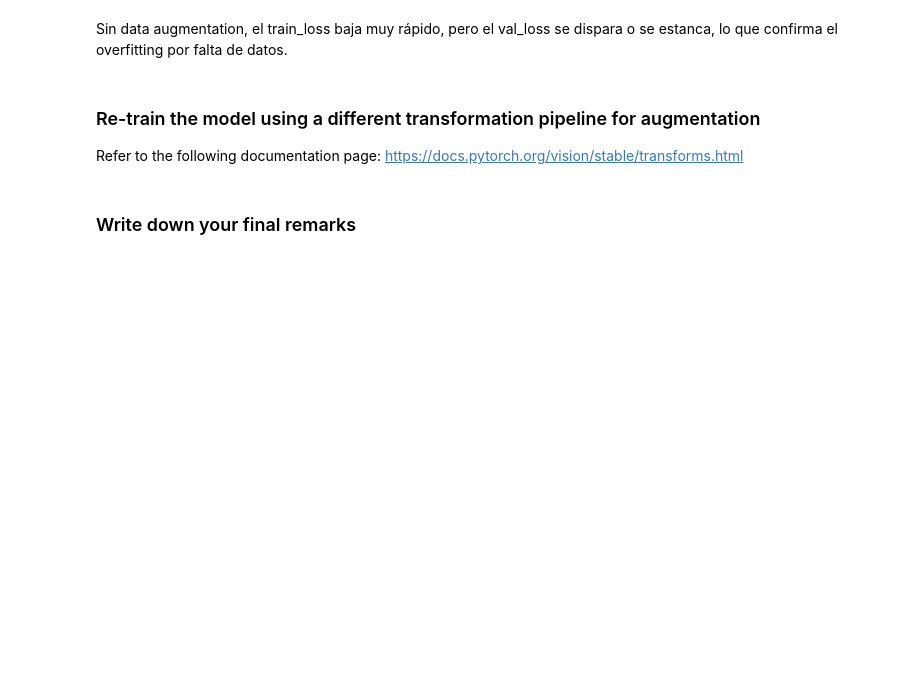
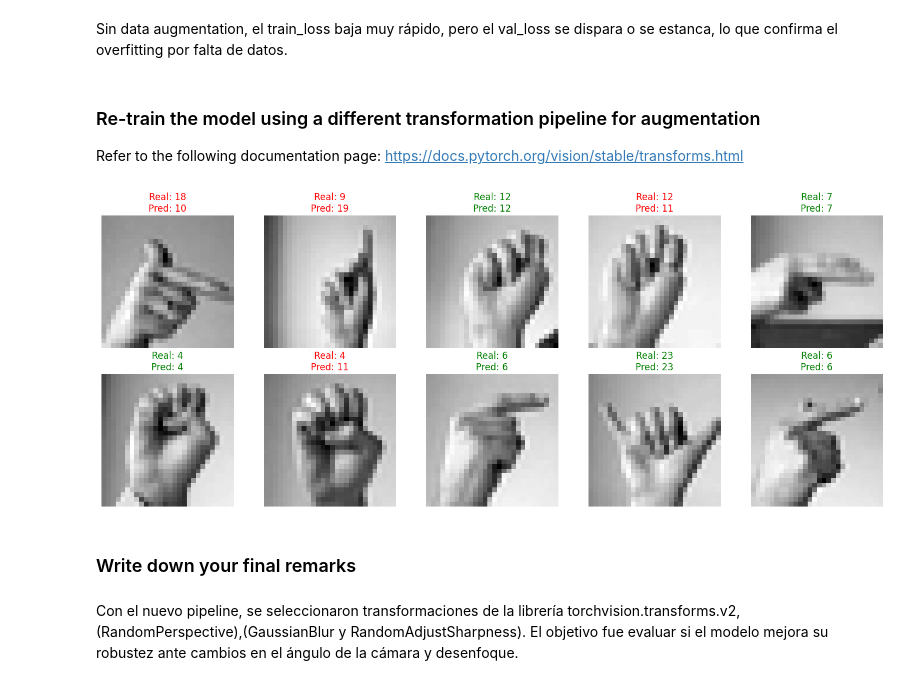
Before and after one commit to ZavalaCatalina/InteligenciaComputacional, a Jupyter notebook: Participacion7.ipynb, the cells around one changed output. Drawn from its saved outputs; the diff is of its cells as text; code cells hidden in the pictures; blank space fills up the shorter version.

```diff
--- a/Participacion7.ipynb
+++ b/Participacion7.ipynb
@@ -504,2 +516,51 @@ Refer to the following documentation page: https://docs.pytorch.org/vision/stabl
+# %%
+# Crear instancia nueva
+model_alt_aug = nn.Sequential(
+    ConvolutionalBlock(IMG_CHANNELS, 25, 0),
+    ConvolutionalBlock(25, 50, 0.2),
+    ConvolutionalBlock(50, 75, 0),
+    nn.Flatten(),
+    nn.Linear(75 * 3 * 3, 512),
+    nn.Dropout(.3),
+    nn.ReLU(),
+    nn.Linear(512, 24)
+).to(device)
+
+optimizer_alt = Adam(model_alt_aug.parameters())
+
+# Ejecutar entrenamiento con el subset del 10% y el nuevo pipeline
+alt_aug_res = train(model_alt_aug, train_loader_small, val_loader_small,
+                    loss_function, optimizer_alt, epochs, alternative_transforms)
+# %%
+def visualizar_predicciones(model, loader, num_imagenes=10):
+    model.eval()
+    imagenes, etiquetas = next(iter(loader))
+    imagenes, etiquetas = imagenes.to(device), etiquetas.to(device)
+
+    with torch.no_grad():
+        outputs = model(imagenes)
+        _, preds = torch.max(outputs, 1)
+
+    plt.figure(figsize=(15, 6))
+    for i in range(num_imagenes):
+        plt.subplot(2, 5, i + 1)
+
+        img = imagenes[i].cpu().squeeze()
+        plt.imshow(img, cmap='gray')
+
+        es_correcto = preds[i] == etiquetas[i]
+        color = 'green' if es_correcto else 'red'
+
+        plt.title(f"Real: {etiquetas[i].item()}\nPred: {preds[i].item()}", color=color)
+        plt.axis('off')
+    plt.tight_layout()
+    plt.show()
+
+
+visualizar_predicciones(model_alt_aug, val_loader_small)
+# %% [output]
+[figure, added]
 # %% [markdown]
 ### Write down your final remarks
+# %% [markdown]
+Con el nuevo pipeline, se seleccionaron transformaciones de la librería torchvision.transforms.v2, (RandomPerspective),(GaussianBlur y RandomAdjustSharpness). El objetivo fue evaluar si el modelo mejora su robustez ante cambios en el ángulo de la cámara y desenfoque.
```
Also changed, not shown: parts of 2 cells of this notebook.
